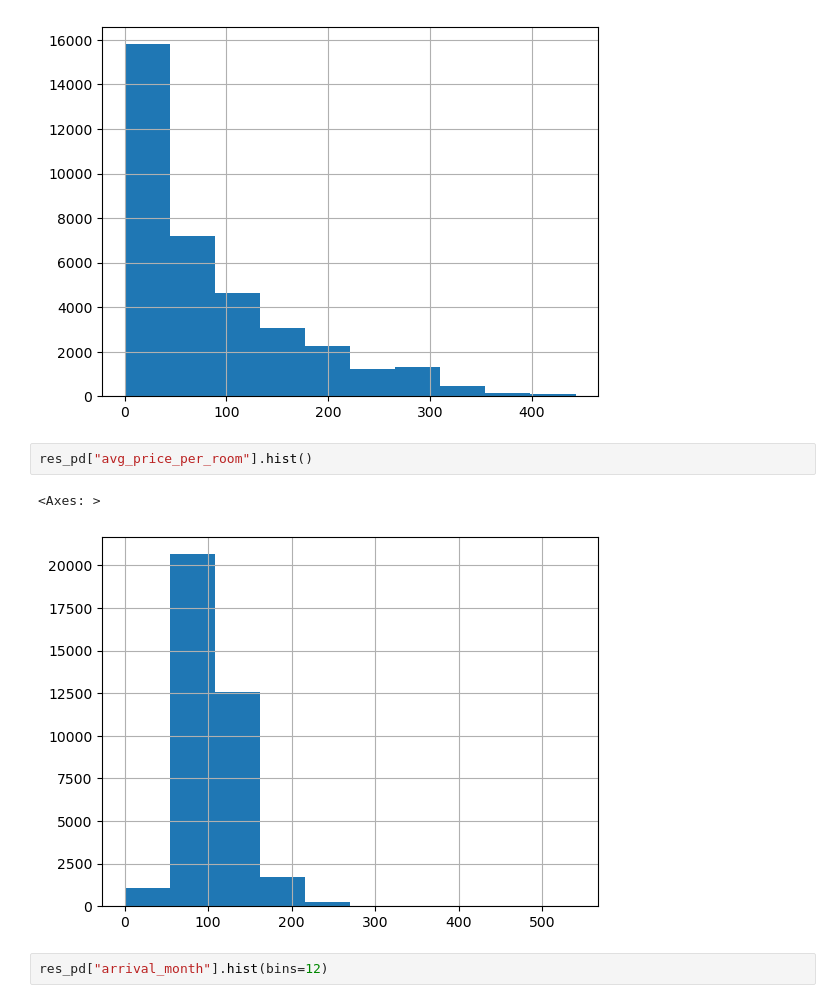
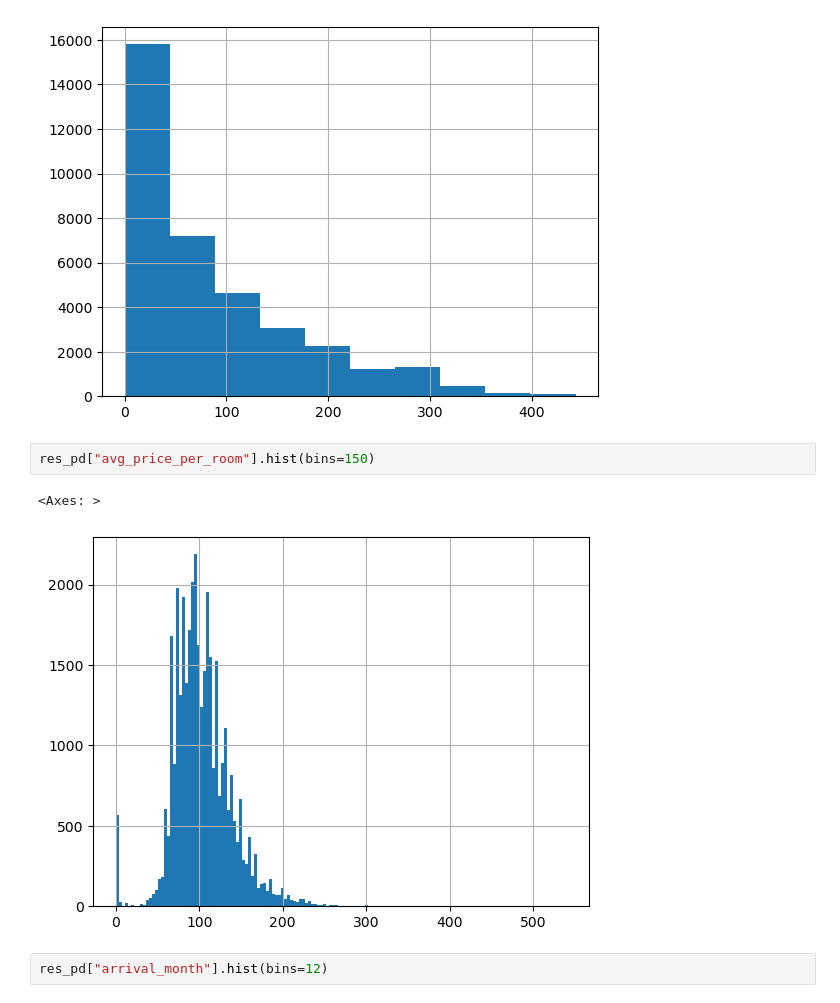
Before and after one commit to rpatel0022/CS236_project, a Jupyter notebook: src/eda.ipynb, the cells around one changed output. Cells and saved outputs as stored; diff of their text form.

```diff
--- a/src/eda.ipynb
+++ b/src/eda.ipynb
@@ -148,10 +157,10 @@ res_pd["lead_time"].hist()
 <Axes: >
 [figure]
 # %%
-res_pd["avg_price_per_room"].hist()
+res_pd["avg_price_per_room"].hist(bins=150)
 # %% [output]
 <Axes: >
-[figure, old version]
+[figure, new version]
 # %%
 res_pd["arrival_month"].hist(bins=12)
 # %% [output]
```
Also changed, not shown: parts of 16 cells of this notebook.
